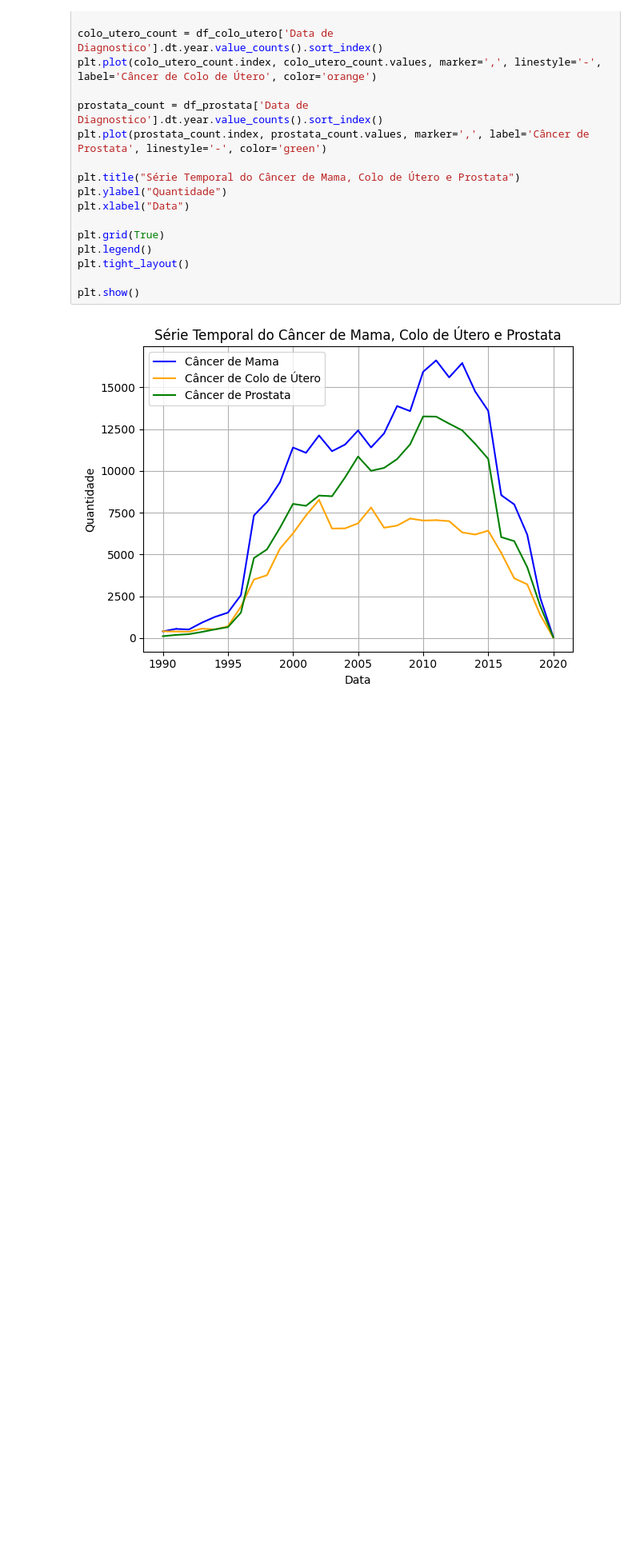
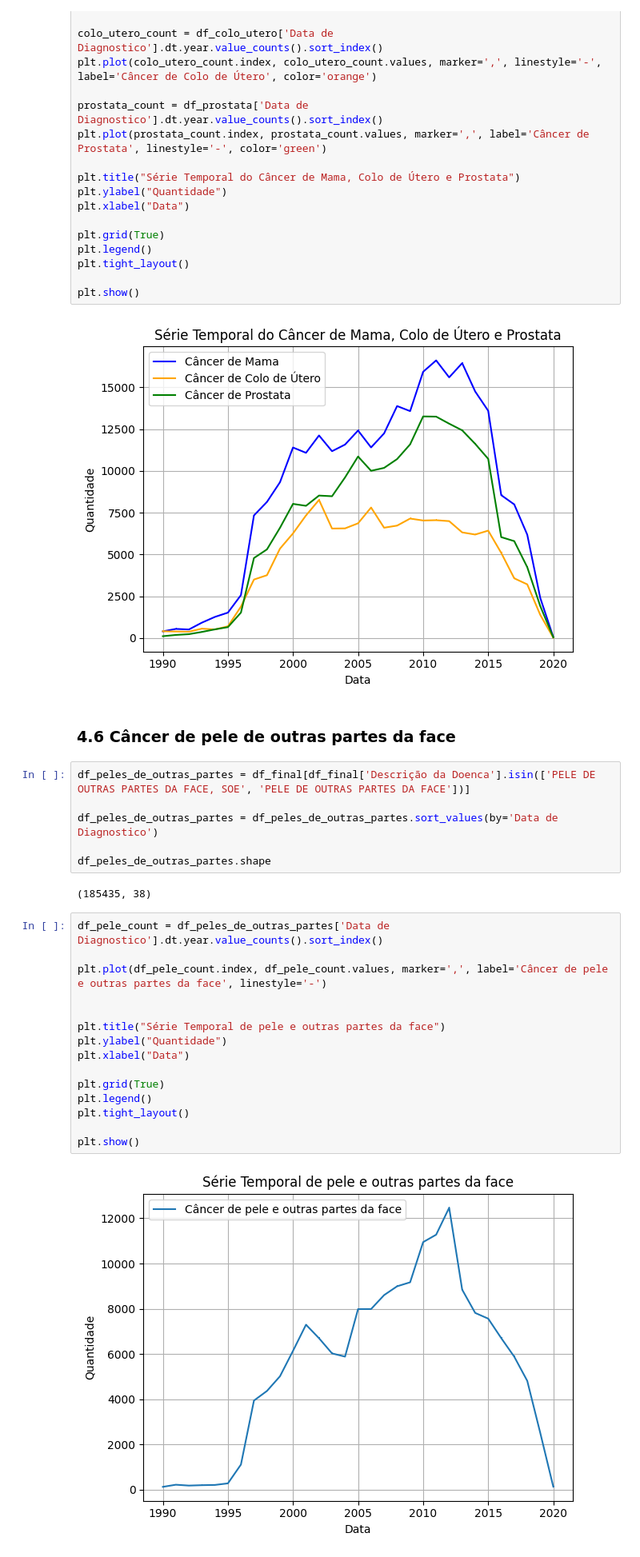
Before and after one commit to MateusVasc/IC-Cancer-Time-Series, a Jupyter notebook: presentation.ipynb, the cells around one changed output. Shown at 80% size. Drawn from its saved outputs; the diff is of its cells as text; blank space fills up the shorter version.

Commit message:
Adicionando os outros dois gráficos de serie temporal do top 5
adicionei pele de outras partes da face e pulmões ou/e bronquios

```diff
--- a/presentation.ipynb
+++ b/presentation.ipynb
@@ -816,3 +816,30 @@ plt.tight_layout()
 plt.show()
 # %% [output]
 [figure]
+# %% [markdown]
+### 4.6 Câncer de pele de outras partes da face
+# %%
+df_peles_de_outras_partes = df_final[df_final['Descrição da Doenca'].isin(['PELE DE OUTRAS PARTES DA FACE, SOE', 'PELE DE OUTRAS PARTES DA FACE'])]
+
+df_peles_de_outras_partes = df_peles_de_outras_partes.sort_values(by='Data de Diagnostico')
+
+df_peles_de_outras_partes.shape
+# %% [output]
+(185435, 38)
+# %%
+df_pele_count = df_peles_de_outras_partes['Data de Diagnostico'].dt.year.value_counts().sort_index()
+
+plt.plot(df_pele_count.index, df_pele_count.values, marker=',', label='Câncer de pele e outras partes da face', linestyle='-')
+
+
+plt.title("Série Temporal de pele e outras partes da face")
+plt.ylabel("Quantidade")
+plt.xlabel("Data")
+
+plt.grid(True)
+plt.legend()
+plt.tight_layout()
+
+plt.show()
+# %% [output]
+[figure, added]
```
Also changed, not shown: parts of 5 cells of this notebook.
